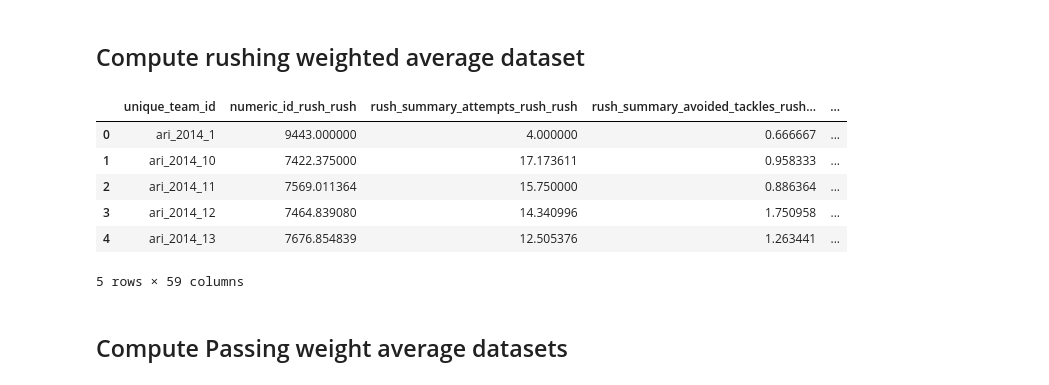
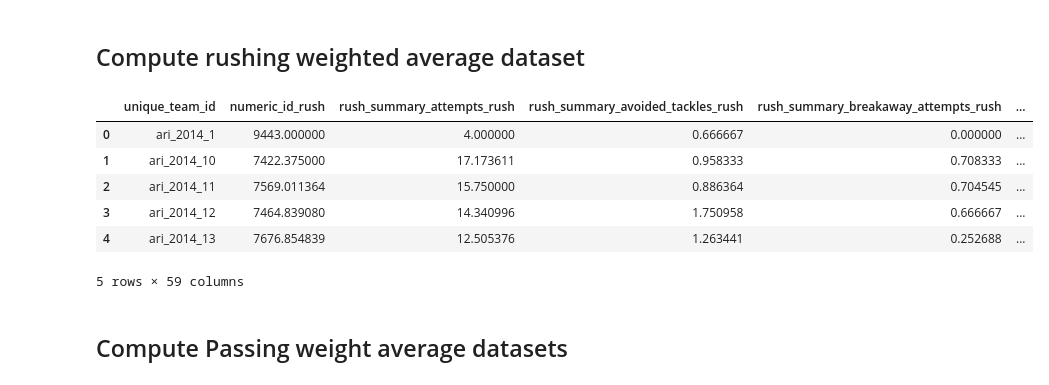
Before and after one commit to ajakks/nfl_models, a Jupyter notebook: create_modeling_data_2022.ipynb, the cells around one changed output. Drawn from its saved outputs; the diff is of its cells as text; code cells hidden in the pictures.

```diff
--- a/create_modeling_data_2022.ipynb
+++ b/create_modeling_data_2022.ipynb
@@ -1109,5 +1106,3 @@ KeyError: 'player'
-# %%
-rush_summ_conc_roll = rolling(data=rush_summ_conc, roll_value=3, roll_type='mean')
 # %% [markdown]
 ## TO DO: Create better imputation function before weighting team_position_group functions
 # %% [markdown]
@@ -1170,8 +1166,8 @@ biometrics['position']=biometrics['position'].apply(str)
 
 
 qb_bio = biometrics[biometrics['position'].isin(['qb'])]
-rb_bio = biometrics[biometrics['position'].isin(['rb','qb','fb','wr'])]
-rec_bio = biometrics[biometrics['position'].isin(['wr','te','rb'])]
+rb_bio = biometrics[biometrics['position'].isin(['hb','qb','fb','wr'])]
+rec_bio = biometrics[biometrics['position'].isin(['wr','te','hb'])]
 ol_bio = biometrics[biometrics['position'].isin(['ol','te'])]
 def_bio_dl = biometrics[biometrics['position'].isin(['dl'])]
 def_bio_db = biometrics[biometrics['position'].isin(['db'])]
@@ -1211,11 +1207,15 @@ passing_summ_conc_roll = passing_summ_conc_roll.combine_first(temp_fillna_df)
 
 
 ## fill in missing bio data with median for position- rec ##
+rec_summ_conc_roll['position'] = rec_summ_conc_roll['position'].str.replace('fb','hb')
 temp_fillna_df = pd.merge(rec_summ_conc_roll, rec_median, on='position', how='left')
 rec_summ_conc_roll = pd.merge(rec_summ_conc_roll, rec_bio, on='player_team_id', how='left')
 rec_summ_conc_roll = rec_summ_conc_roll.combine_first(temp_fillna_df)
 
 ## fill in missing bio data with median for position- rec ##
+block_summ_conc_roll=block_summ_conc_roll[block_summ_conc_roll['position'] != 'cb']
+block_summ_conc_roll['position'] = block_summ_conc_roll['position'].str.replace('t','ol')
+block_summ_conc_roll['position'] = block_summ_conc_roll['position'].str.replace('g','ol')
 temp_fillna_df = pd.merge(block_summ_conc_roll , ol_median, on='position', how='left')
 block_summ_conc_roll = pd.merge(block_summ_conc_roll, ol_bio, on='player_team_id', how='left')
 block_summ_conc_roll = block_summ_conc_roll.combine_first(temp_fillna_df)
@@ -1250,16 +1250,16 @@ def weighted(nData, snap_Var='rush_summary_attempts'):
 rb_stats = rush_summ_conc_roll.groupby('unique_team_id').apply(weighted).reset_index()
 rb_stats.tail(n=10)
 rb_stats = rb_stats.rename(columns={c: c+'_rush' for c in rb_stats.columns if c not in ['unique_team_id']})
-# %%
-rb_stats = rb_stats.rename(columns={c: c+'_rush' for c in rb_stats.columns if c not in ['unique_team_id']}); rb_stats.head()
-# %% [output]
-|  | unique_team_id | numeric_id_rush_rush | rush_summary_attempts_rush_rush | rush_summary_avoided_tackles_rush... | ... |
-| 0 | ari_2014_1 | 9443.000000 | 4.000000 | 0.666667 | ... |
-| 1 | ari_2014_10 | 7422.375000 | 17.173611 | 0.958333 | ... |
-| 2 | ari_2014_11 | 7569.011364 | 15.750000 | 0.886364 | ... |
-| 3 | ari_2014_12 | 7464.839080 | 14.340996 | 1.750958 | ... |
-| 4 | ari_2014_13 | 7676.854839 | 12.505376 | 1.263441 | ... |
-5 rows × 59 columns
+# %%
+rb_stats.head()
+# %% [output]
+|  | unique_team_id | numeric_id_rush | rush_summary_attempts_rush | rush_summary_avoided_tackles_rush | rush_summary_breakaway_attempts_rush | ... |
+| 0 | ari_2014_1 | 9443.000000 | 4.000000 | 0.666667 | 0.000000 | ... |
+| 1 | ari_2014_10 | 7422.375000 | 17.173611 | 0.958333 | 0.708333 | ... |
+| 2 | ari_2014_11 | 7569.011364 | 15.750000 | 0.886364 | 0.704545 | ... |
+| 3 | ari_2014_12 | 7464.839080 | 14.340996 | 1.750958 | 0.666667 | ... |
+| 4 | ari_2014_13 | 7676.854839 | 12.505376 | 1.263441 | 0.252688 | ... |
+5 rows × 59 columns
 # %% [markdown]
 ## Compute Passing weight average datasets
 # %%
```
Also changed, not shown: parts of 9 cells of this notebook.
